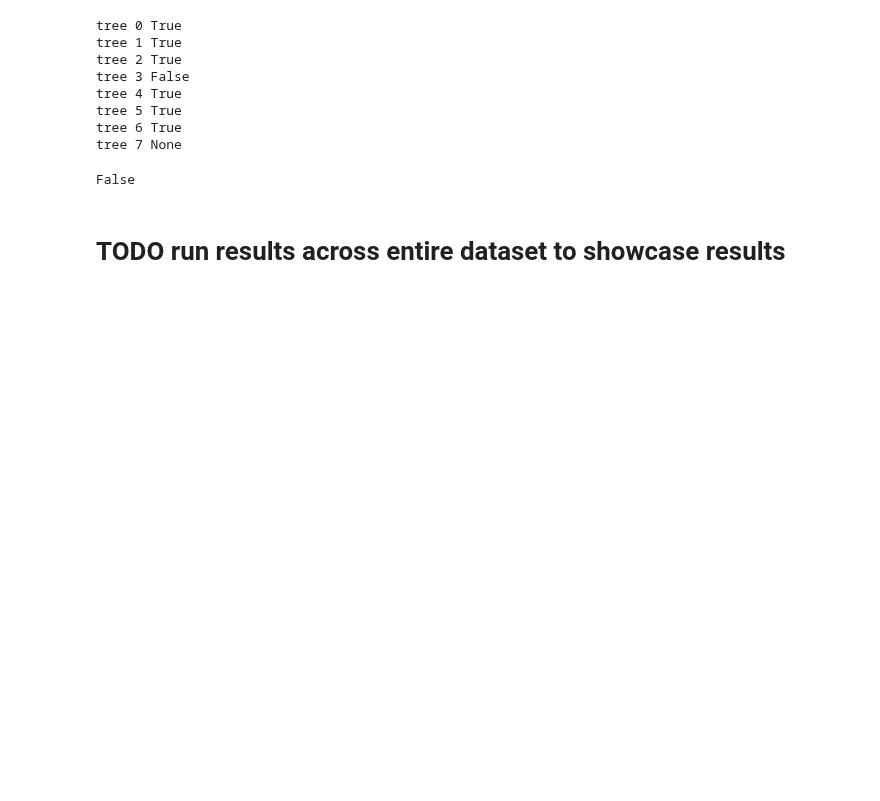
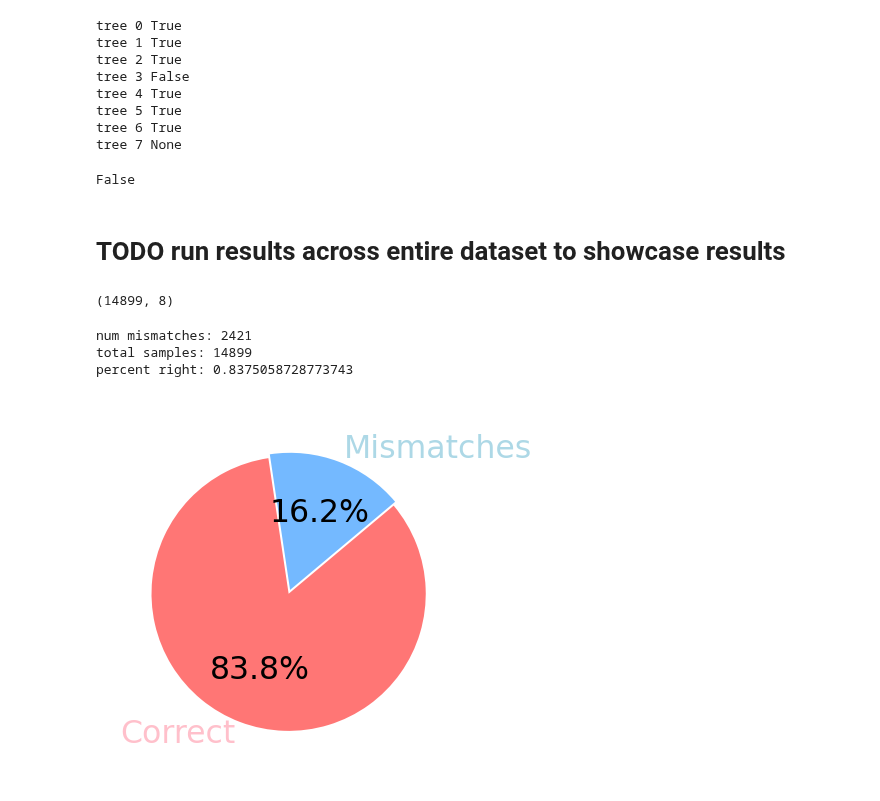
Before and after one commit to AlexHappyCode/CSC845-twitter-spam-detection, a Jupyter notebook: alex/random_forest.ipynb, the cells around one changed output. Cells and saved outputs as stored; diff of their text form; code cells hidden in the pictures; blank space fills up the shorter version.

Commit message:
Fixed random forest function

```diff
--- a/alex/random_forest.ipynb
+++ b/alex/random_forest.ipynb
@@ -524,5 +528,17 @@ tree1(data.iloc[1972])
 False
 # %% [markdown]
 # TODO run results across entire dataset to showcase results
+# %%
+data.shape
+# %% [output]
+(14899, 8)
 # %%
 # Running Random Forest on all the data
+res_df = random_forest(data, trees)
+mismatches = get_mismatches(res_df)
+pie_chart(res_df, mismatches)
+# %% [output]
+num mismatches: 2421
+total samples: 14899
+percent right: 0.8375058728773743
+[figure, added]
```
Also changed, not shown: parts of 8 cells of this notebook.
